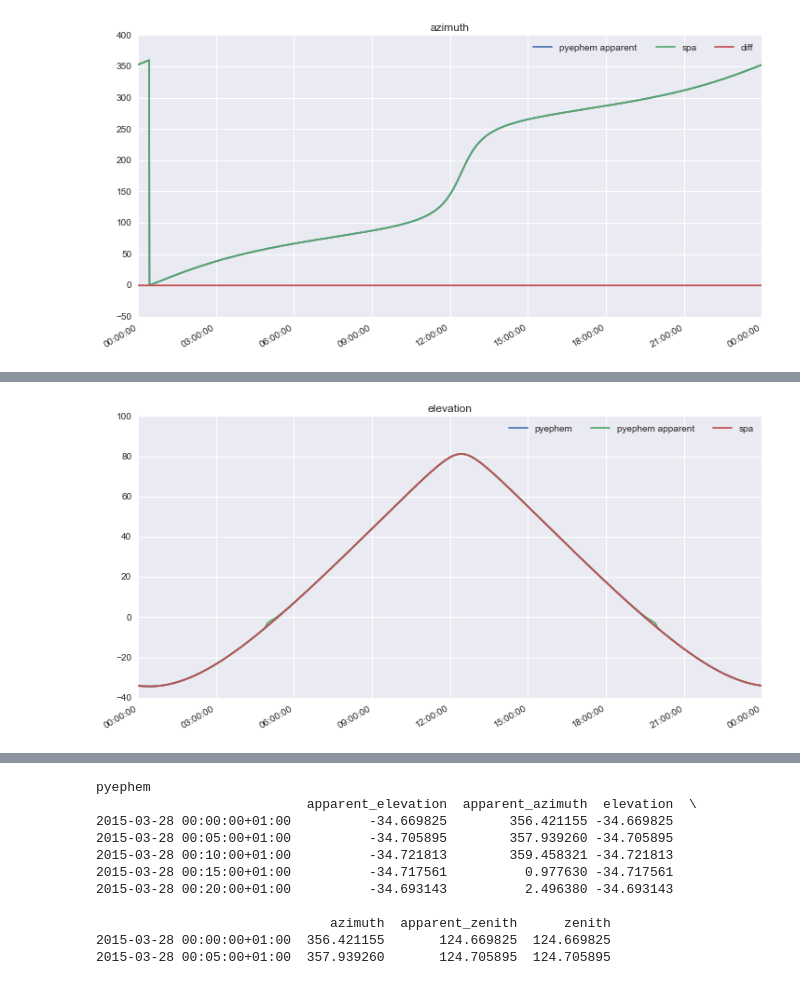
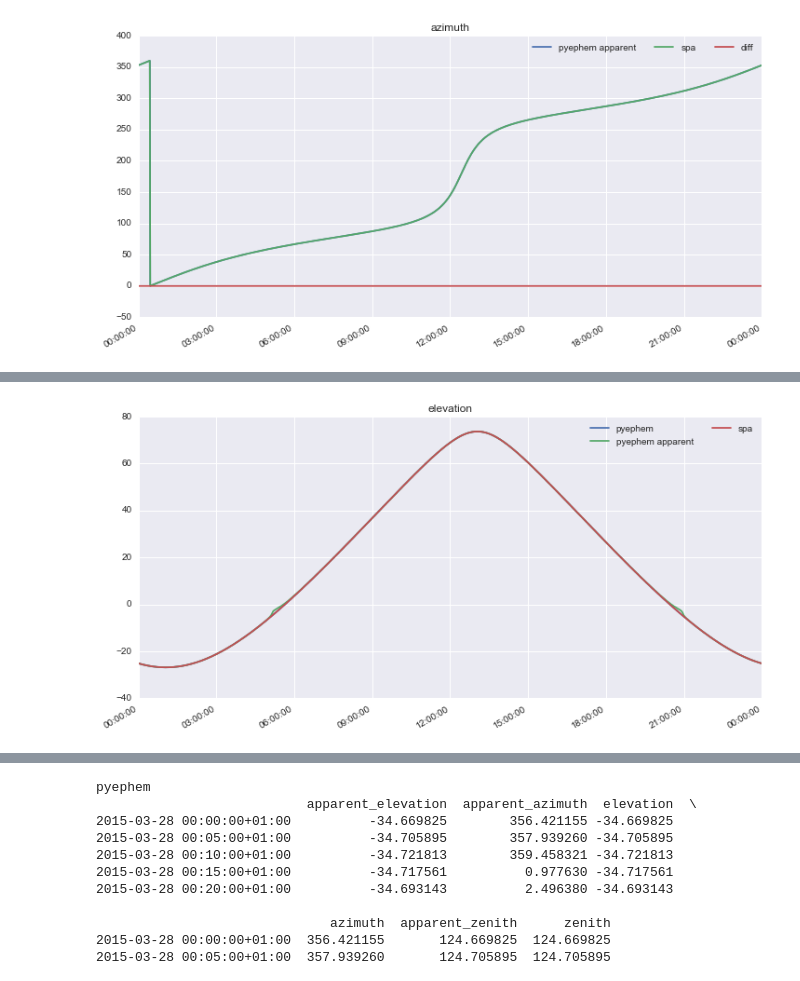
Before and after one commit to pvlib/pvlib-python, a Jupyter notebook: docs/tutorials/solarposition.ipynb, the cells around one changed output, grey strips where cells are left out. Cells and saved outputs as stored; diff of their text form; code cells hidden in the pictures.

Commit message:
update solarposition tutorial

```diff
--- a/docs/tutorials/solarposition.ipynb
+++ b/docs/tutorials/solarposition.ipynb
@@ -149,14 +145,13 @@ plt.title('azimuth')
 [figure]
 [figure]
 # %%
-reload(pvlib.solarposition)
-pyephemout = pvlib.solarposition.pyephem(times, tus)
-spaout = pvlib.solarposition.spa_python(times, tus)
+pyephemout = pvlib.solarposition.pyephem(times.tz_localize(golden.tz), golden.latitude, golden.longitude)
+spaout = pvlib.solarposition.spa_python(times.tz_localize(golden.tz), golden.latitude, golden.longitude)
 
 pyephemout['elevation'].plot(label='pyephem')
 pyephemout['apparent_elevation'].plot(label='pyephem apparent')
 spaout['elevation'].plot(label='spa')
-plt.legend(ncol=3)
+plt.legend(ncol=2)
 plt.title('elevation')
 
 print('pyephem')
@@ -184,2 +179,2 @@ pyephem
-[figure, old version]
+[figure, new version]
 # %%
```
Also changed, not shown: parts of 18 cells of this notebook.
